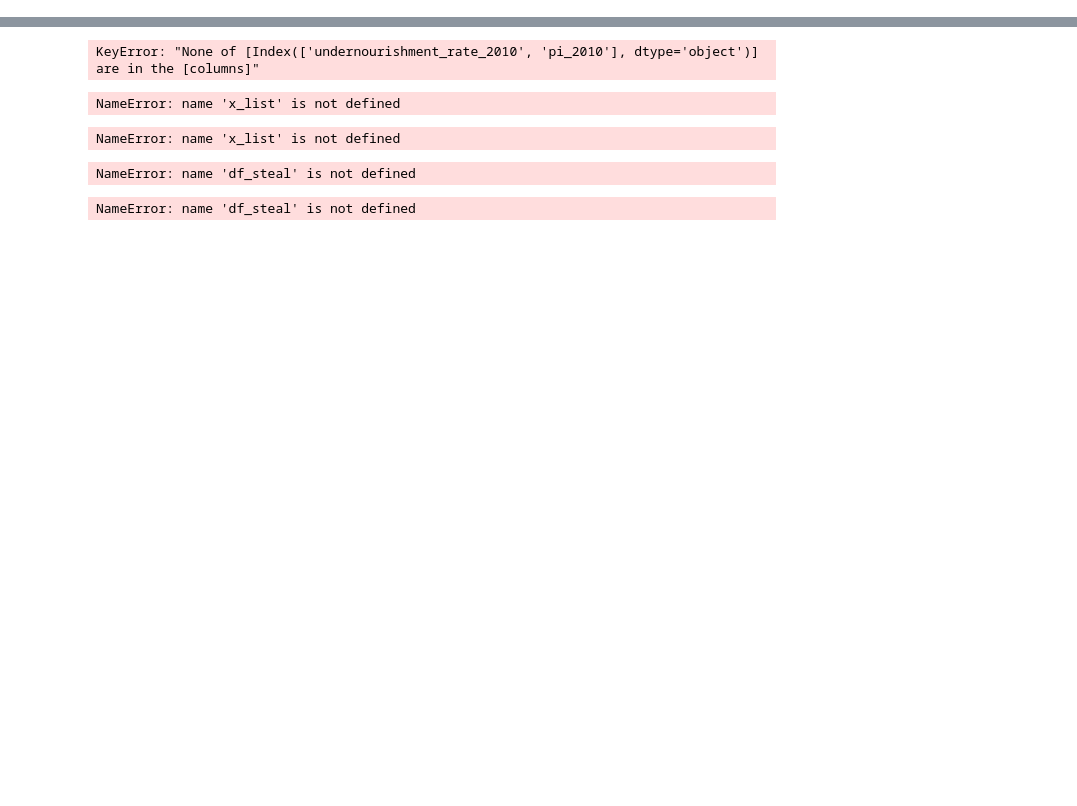
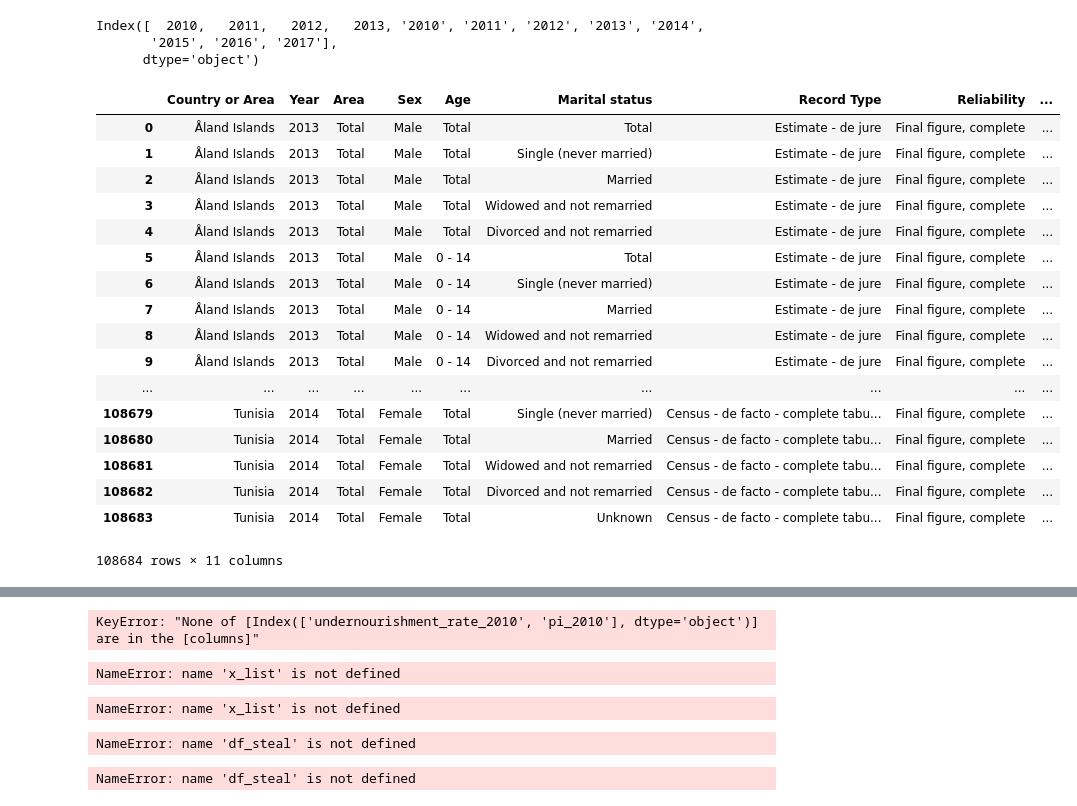
Before and after one commit to winwowin/Final_Project, a Jupyter notebook: 590PR_Final_WinYaoPhil.ipynb, the cells around one changed output, grey strips where cells are left out. Drawn from its saved outputs; the diff is of its cells as text; code cells hidden in the pictures; blank space fills up the shorter version.

```diff
--- a/590PR_Final_WinYaoPhil.ipynb
+++ b/590PR_Final_WinYaoPhil.ipynb
@@ -250,0 +347,27 @@ peace
+# %%
+married['Year'].astype('category').values.categories
+# %% [output]
+Index([  2010,   2011,   2012,   2013, '2010', '2011', '2012', '2013', '2014',
+       '2015', '2016', '2017'],
+      dtype='object')
+# %%
+married.astype({"Year": int})
+# %% [output]
+|  | Country or Area | Year | Area | Sex | Age | Marital status | Record Type | Reliability | ... |
+| 0 | Åland Islands | 2013 | Total | Male | Total | Total | Estimate - de jure | Final figure, complete | ... |
+| 1 | Åland Islands | 2013 | Total | Male | Total | Single (never married) | Estimate - de jure | Final figure, complete | ... |
+| 2 | Åland Islands | 2013 | Total | Male | Total | Married | Estimate - de jure | Final figure, complete | ... |
+| 3 | Åland Islands | 2013 | Total | Male | Total | Widowed and not remarried | Estimate - de jure | Final figure, complete | ... |
+| 4 | Åland Islands | 2013 | Total | Male | Total | Divorced and not remarried | Estimate - de jure | Final figure, complete | ... |
+| 5 | Åland Islands | 2013 | Total | Male | 0 - 14 | Total | Estimate - de jure | Final figure, complete | ... |
+| 6 | Åland Islands | 2013 | Total | Male | 0 - 14 | Single (never married) | Estimate - de jure | Final figure, complete | ... |
+| 7 | Åland Islands | 2013 | Total | Male | 0 - 14 | Married | Estimate - de jure | Final figure, complete | ... |
+| 8 | Åland Islands | 2013 | Total | Male | 0 - 14 | Widowed and not remarried | Estimate - de jure | Final figure, complete | ... |
+| 9 | Åland Islands | 2013 | Total | Male | 0 - 14 | Divorced and not remarried | Estimate - de jure | Final figure, complete | ... |
+| ... | ... | ... | ... | ... | ... | ... | ... | ... | ... |
+| 108679 | Tunisia | 2014 | Total | Female | Total | Single (never married) | Census - de facto - complete tabu... | Final figure, complete | ... |
+| 108680 | Tunisia | 2014 | Total | Female | Total | Married | Census - de facto - complete tabu... | Final figure, complete | ... |
+| 108681 | Tunisia | 2014 | Total | Female | Total | Widowed and not remarried | Census - de facto - complete tabu... | Final figure, complete | ... |
+| 108682 | Tunisia | 2014 | Total | Female | Total | Divorced and not remarried | Census - de facto - complete tabu... | Final figure, complete | ... |
+| 108683 | Tunisia | 2014 | Total | Female | Total | Unknown | Census - de facto - complete tabu... | Final figure, complete | ... |
+108684 rows × 11 columns
```
Also changed, not shown: parts of 20 cells of this notebook, 3 other files.
